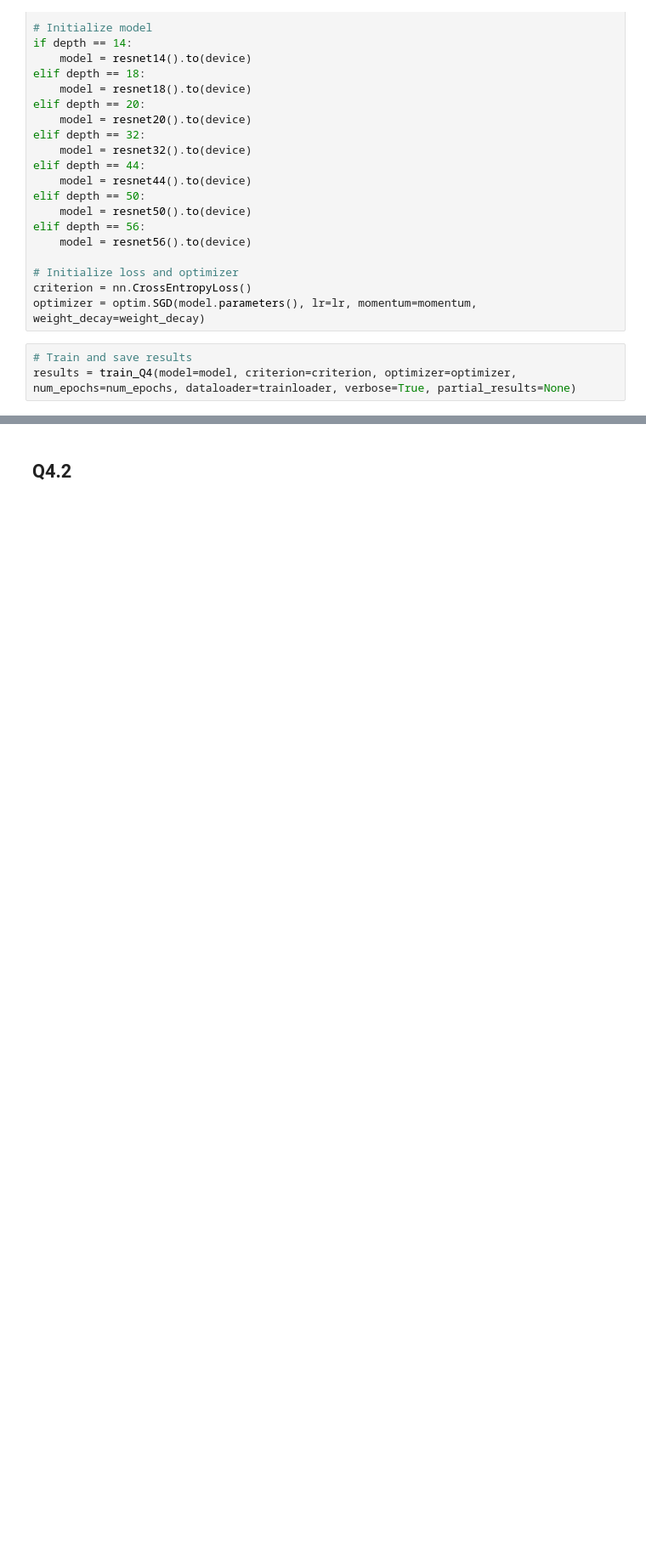
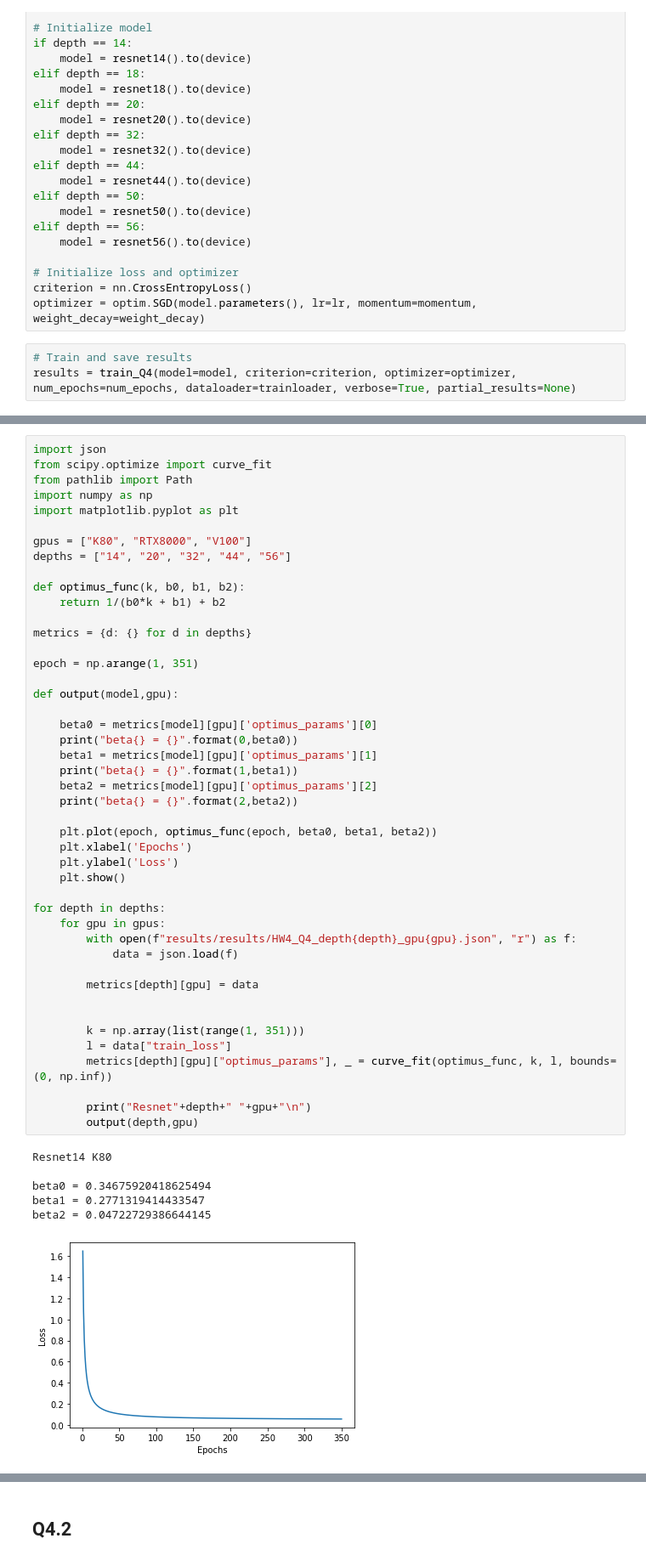
Before and after one commit to codexceed/MS-CS, a Jupyter notebook: Courses/IDLS/hw4/HW4.ipynb, the cells around one changed output, grey strips where cells are left out. Shown at 85% size. Cells and saved outputs as stored; diff of their text form; blank space fills up the shorter version.

```diff
--- a/Courses/IDLS/hw4/HW4.ipynb
+++ b/Courses/IDLS/hw4/HW4.ipynb
@@ -600,0 +693,52 @@ Depth: 56, GPU: V100, Optimus Params: [0.10001268 0.2390411  0.01410085]
+# %%
+import json
+from scipy.optimize import curve_fit
+from pathlib import Path
+import numpy as np
+import matplotlib.pyplot as plt
+
+gpus = ["K80", "RTX8000", "V100"]
+depths = ["14", "20", "32", "44", "56"]
+
+def optimus_func(k, b0, b1, b2):
+    return 1/(b0*k + b1) + b2
+
+metrics = {d: {} for d in depths}
+
+epoch = np.arange(1, 351)
+
+def output(model,gpu):
+
+    beta0 = metrics[model][gpu]['optimus_params'][0]
+    print("beta{} = {}".format(0,beta0))
+    beta1 = metrics[model][gpu]['optimus_params'][1]
+    print("beta{} = {}".format(1,beta1))
+    beta2 = metrics[model][gpu]['optimus_params'][2]
+    print("beta{} = {}".format(2,beta2))
+
+    plt.plot(epoch, optimus_func(epoch, beta0, beta1, beta2))
+    plt.xlabel('Epochs')
+    plt.ylabel('Loss')
+    plt.show()
+
+for depth in depths:
+    for gpu in gpus:
+        with open(f"results/results/HW4_Q4_depth{depth}_gpu{gpu}.json", "r") as f:
+            data = json.load(f)
+
+        metrics[depth][gpu] = data
+
+
+        k = np.array(list(range(1, 351)))
+        l = data["train_loss"]
+        metrics[depth][gpu]["optimus_params"], _ = curve_fit(optimus_func, k, l, bounds=(0, np.inf))
+
+        print("Resnet"+depth+" "+gpu+"\n")
+        output(depth,gpu)
+# %% [output]
+Resnet14 K80
+
+beta0 = 0.34675920418625494
+beta1 = 0.2771319414433547
+beta2 = 0.04722729386644145
+[figure, added]
```
Also changed, not shown: parts of 53 cells of this notebook.
